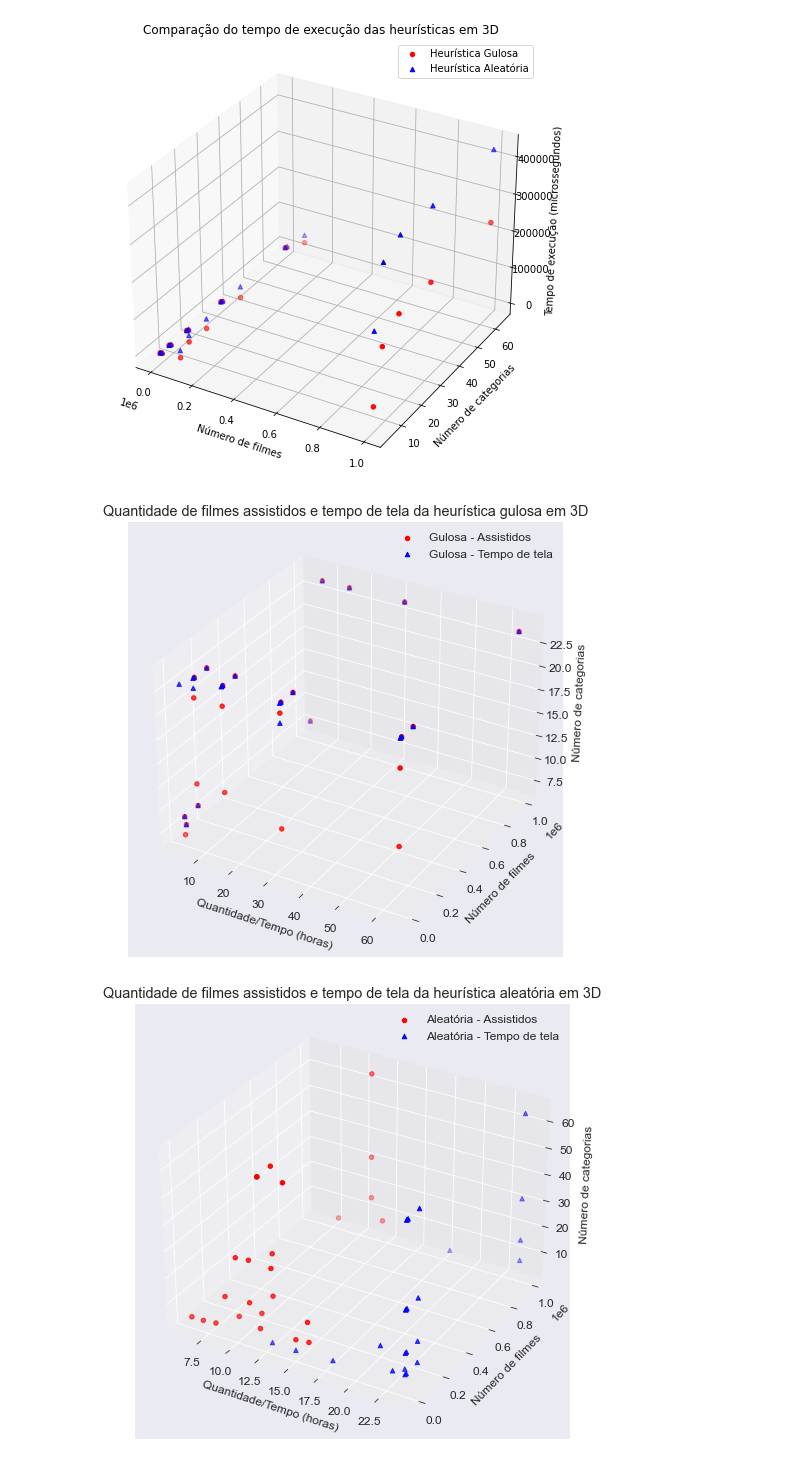
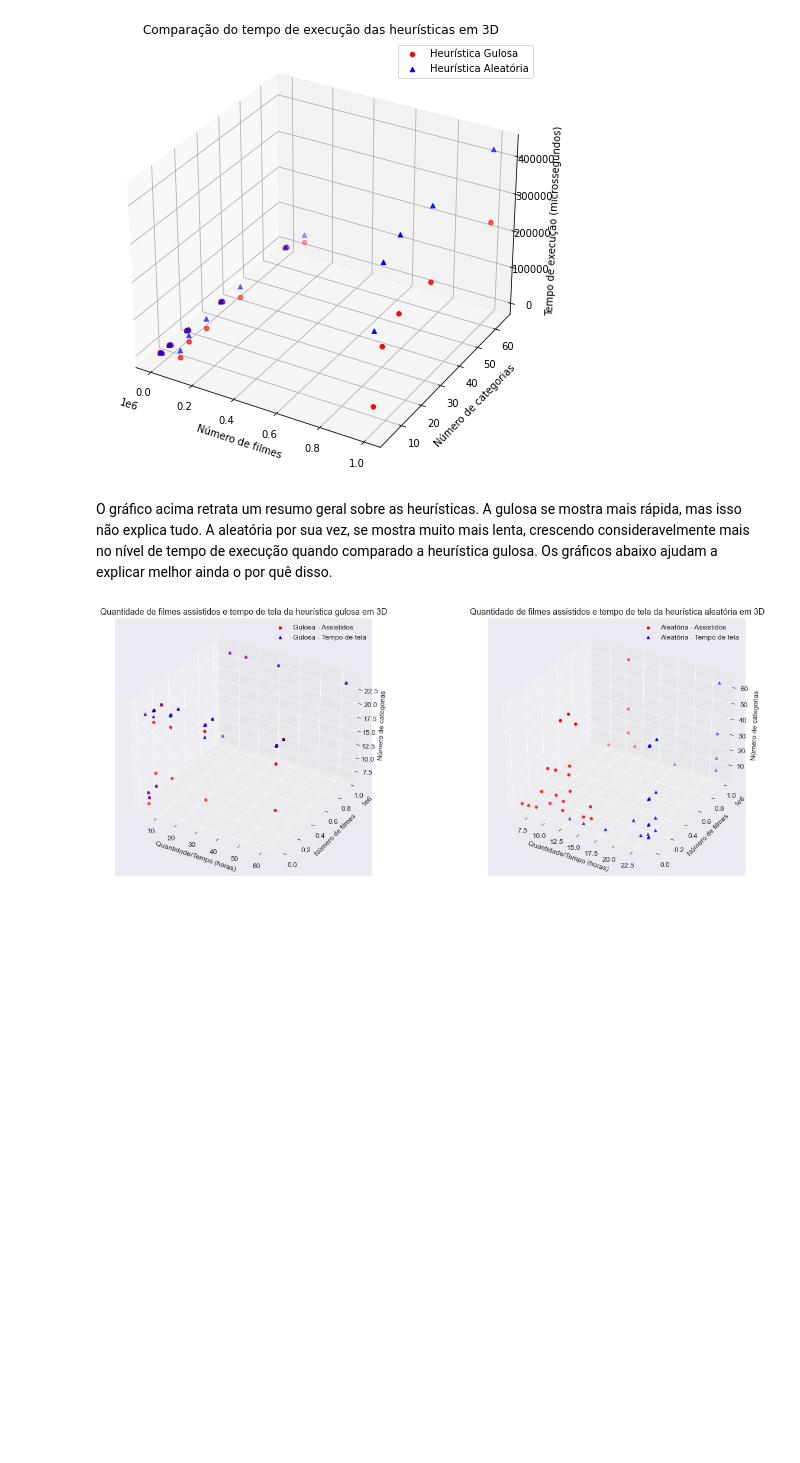
Before and after one commit to benikraco/SuperComp, a Jupyter notebook: relatorio.ipynb, the cells around one changed output. Drawn from its saved outputs; the diff is of its cells as text; code cells hidden in the pictures; blank space fills up the shorter version.

```diff
--- a/relatorio.ipynb
+++ b/relatorio.ipynb
@@ -534,30 +632,33 @@ ax.legend()
 plt.show()
 # %% [output]
 [figure]
+# %% [markdown]
+O gráfico acima retrata um resumo geral sobre as heurísticas. A gulosa se mostra mais rápida, mas isso não explica tudo. A aleatória por sua vez, se mostra muito mais lenta, crescendo consideravelmente mais no nível de tempo de execução quando comparado a heurística gulosa. Os gráficos abaixo ajudam a explicar melhor ainda o por quê disso.
 # %%
+# Cria uma figura com duas colunas de subplots (1 linha, 2 colunas) e ajusta o espaço entre eles
+fig, (ax1, ax2) = plt.subplots(1, 2, figsize=(20, 8))
+plt.subplots_adjust(wspace=0.3)
+
 # Heurística Gulosa
-fig = plt.figure(figsize=(10,8))
-ax = fig.add_subplot(111, projection='3d')
-ax.scatter(total_categorias, total_filmes, gulosa_assistido, c='r', marker='o', label='Gulosa - Assistidos')
-ax.scatter(total_categorias, total_filmes, gulosa_tempo_tela, c='b', marker='^', label='Gulosa - Tempo de tela')
-ax.set_xlabel('Quantidade/Tempo (horas)')
-ax.set_ylabel('Número de filmes')
-ax.set_zlabel('Número de categorias')
-ax.set_title('Quantidade de filmes assistidos e tempo de tela da heurística gulosa em 3D')
-ax.legend()
+ax1 = plt.subplot(1, 2, 1, projection='3d')
+ax1.scatter(total_categorias, total_filmes, gulosa_assistido, c='r', marker='o', label='Gulosa - Assistidos')
+ax1.scatter(total_categorias, total_filmes, gulosa_tempo_tela, c='b', marker='^', label='Gulosa - Tempo de tela')
+ax1.set_xlabel('Quantidade/Tempo (horas)')
+ax1.set_ylabel('Número de filmes')
+ax1.set_zlabel('Número de categorias')
+ax1.set_title('Quantidade de filmes assistidos e tempo de tela da heurística gulosa em 3D')
+ax1.legend()
 
 # Heurística Aleatória
-fig = plt.figure(figsize=(10,8))
-ax = fig.add_subplot(111, projection='3d')
-ax.scatter(aleatoria_assistido, total_filmes, total_categorias, c='r', marker='o', label='Aleatória - Assistidos')
-ax.scatter(aleatoria_tempo_tela, total_filmes, total_categorias, c='b', marker='^', label='Aleatória - Tempo de tela')
-ax.set_xlabel('Quantidade/Tempo (horas)')
-ax.set_ylabel('Número de filmes')
-ax.set_zlabel('Número de categorias')
-ax.set_title('Quantidade de filmes assistidos e tempo de tela da heurística aleatória em 3D')
-ax.legend()
+ax2 = plt.subplot(1, 2, 2, projection='3d')
+ax2.scatter(aleatoria_assistido, total_filmes, total_categorias, c='r', marker='o', label='Aleatória - Assistidos')
+ax2.scatter(aleatoria_tempo_tela, total_filmes, total_categorias, c='b', marker='^', label='Aleatória - Tempo de tela')
+ax2.set_xlabel('Quantidade/Tempo (horas)')
+ax2.set_ylabel('Número de filmes')
+ax2.set_zlabel('Número de categorias')
+ax2.set_title('Quantidade de filmes assistidos e tempo de tela da heurística aleatória em 3D')
+ax2.legend()
 
 plt.show()
 # %% [output]
-[figure, old version]
+[figure, new version]
-[figure, removed]
```
Also changed, not shown: parts of 24 cells of this notebook, 55 other files.
